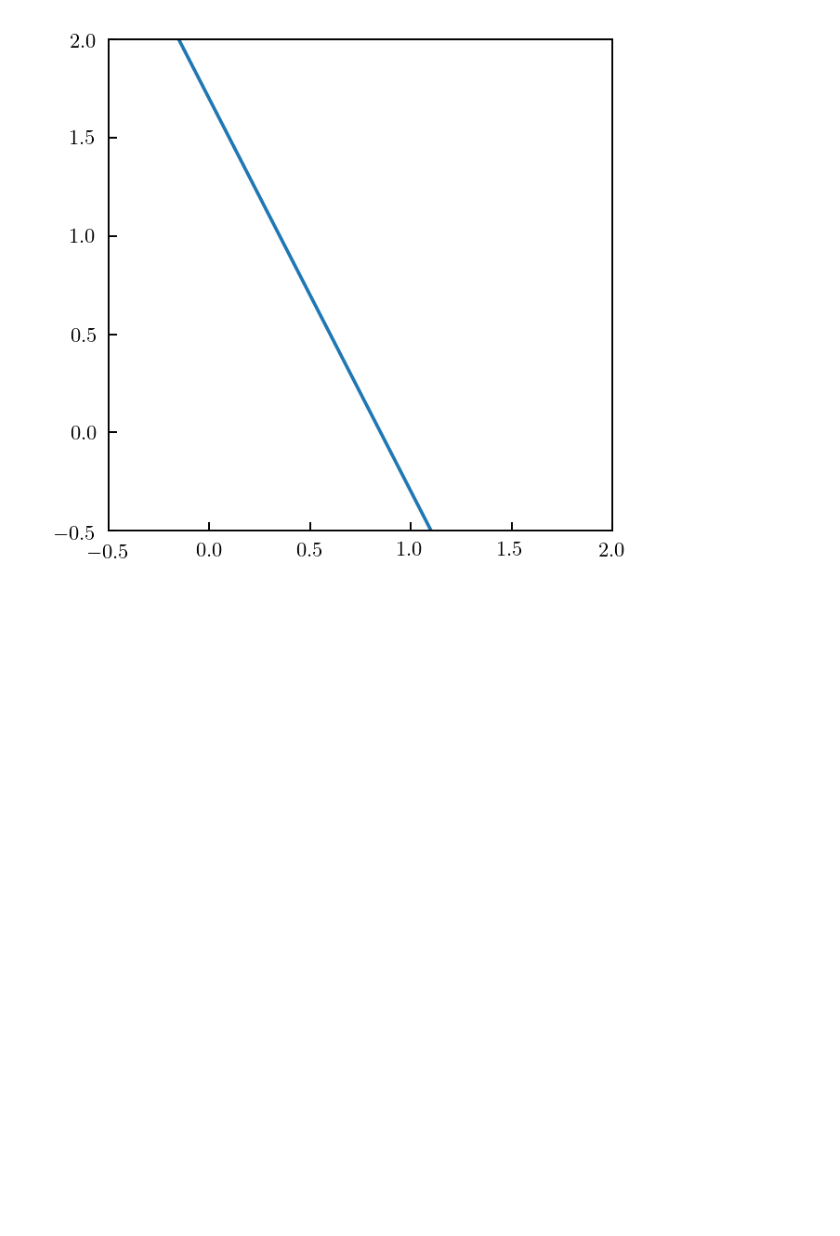
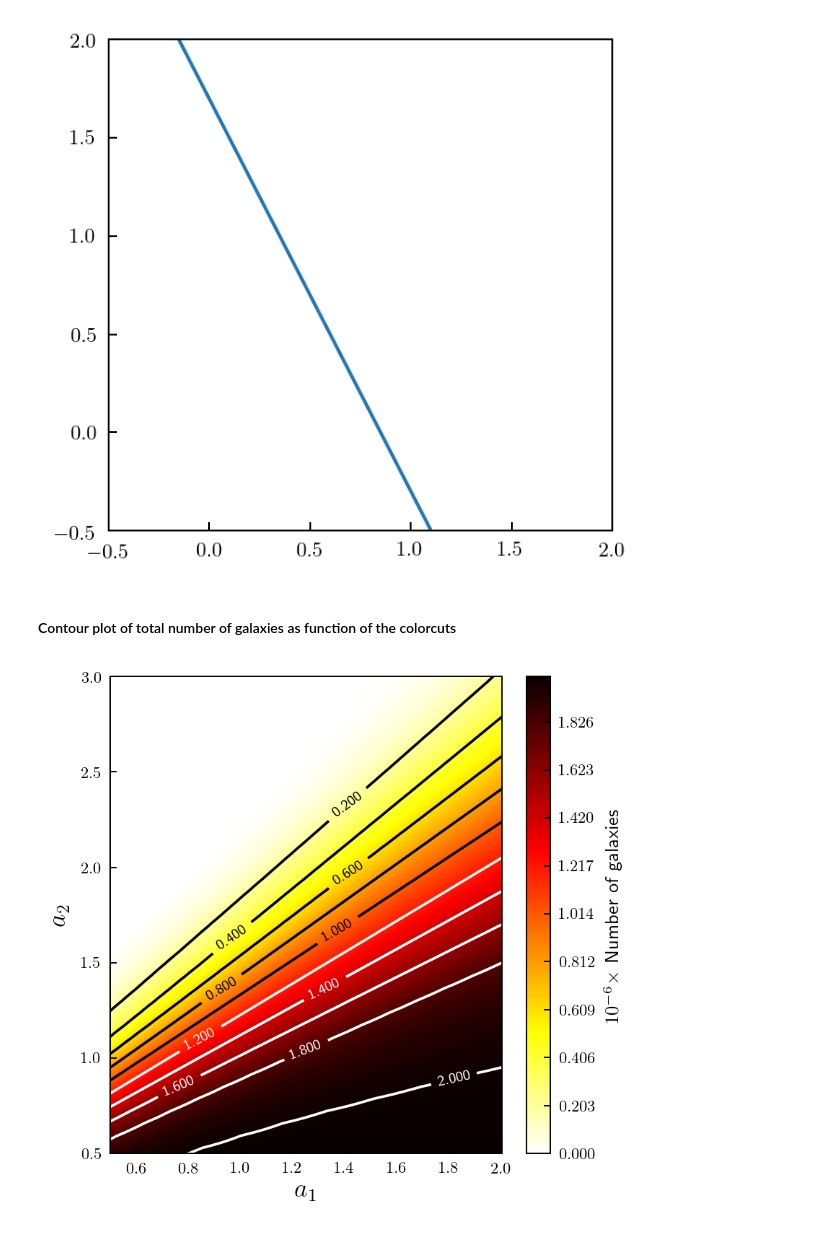
Before and after one commit to dtanoglidis/Photo_Z_project, a Jupyter notebook: Color_cuts.ipynb, the cells around one changed output. Drawn from its saved outputs; the diff is of its cells as text; code cells hidden in the pictures; blank space fills up the shorter version.

```diff
--- a/Color_cuts.ipynb
+++ b/Color_cuts.ipynb
@@ -712,3 +712,64 @@ plt.xlim(-0.5,2.0);plt.ylim(-0.5,2.0)
 plt.show()
 # %% [output]
 [figure]
+# %% [markdown]
+#### Contour plot of total number of galaxies as function of the colorcuts
+# %%
+# Initialize matrix
+N_gal_matr = np.zeros([size,size])
+
+
+for i in range(0,size):
+    a_1_t = a_1_gr[i]
+    for j in range(0,size):
+        a_2_t = a_2_gr[j]
+
+        #Now apply to the sample the cuts for these values of a_1, and a_2
+        z_ph_temp = z_ph[(((i_mag-z_mag)+a_1_t*(r_mag-i_mag))>a_2_t)]
+
+        n_gal = np.size(z_ph_temp)
+
+        N_gal_matr[i][j] = 64.0*n_gal
+
+N_gal_matr = np.matrix.transpose(N_gal_matr)
+
+import scipy.ndimage
+
+def N_gal_return(a_1,a_2):
+    Ngalino = N_gal_matr
+    return Ngalino
+
+
+plot_pretty()
+fig = plt.figure(figsize = (5,5))
+
+a_1, a_2 = np.meshgrid(a_1_gr, a_2_gr)
+N_gal_pr = N_gal_return(a_1, a_2)/(1.0e6)
+
+N_gal_pr = scipy.ndimage.gaussian_filter(N_gal_pr, 1)
+
+#image = plt.pcolormesh(a_1, a_2, FoM_pr , cmap=plt.cm.hot_r)
+levels = np.linspace(np.min(N_gal_pr),np.max(N_gal_pr),200)
+image = plt.contourf(a_1, a_2, N_gal_pr , levels=levels, cmap=plt.cm.hot_r)
+C = plt.contour(a_1, a_2, N_gal_pr, 10,  colors=('k', 'k', 'k', 'k','k', 'whitesmoke', 'w', 'w','w','w'), linestyle ='--',  linewidth=.5)
+plt.clabel(C, inline=2, fontsize=8)
+
+
+#plt.xscale('log');plt.yscale('log')
+
+plt.xlabel("$a_1$", fontsize=15)
+plt.ylabel("$a_2$", fontsize=15)
+
+
+plt.xlim(0.5,2.0)
+plt.ylim(0.5,3.0)
+
+
+
+cbar = plt.colorbar(image, orientation='vertical')
+cbar.set_label(r'$10^{-6} \times $ Number of galaxies', fontsize=11)
+
+#plt.savefig('FoM_colorcuts.pdf')
+plt.show()
+# %% [output]
+[figure, added]
```
Also changed, not shown: parts of 3 cells of this notebook.
